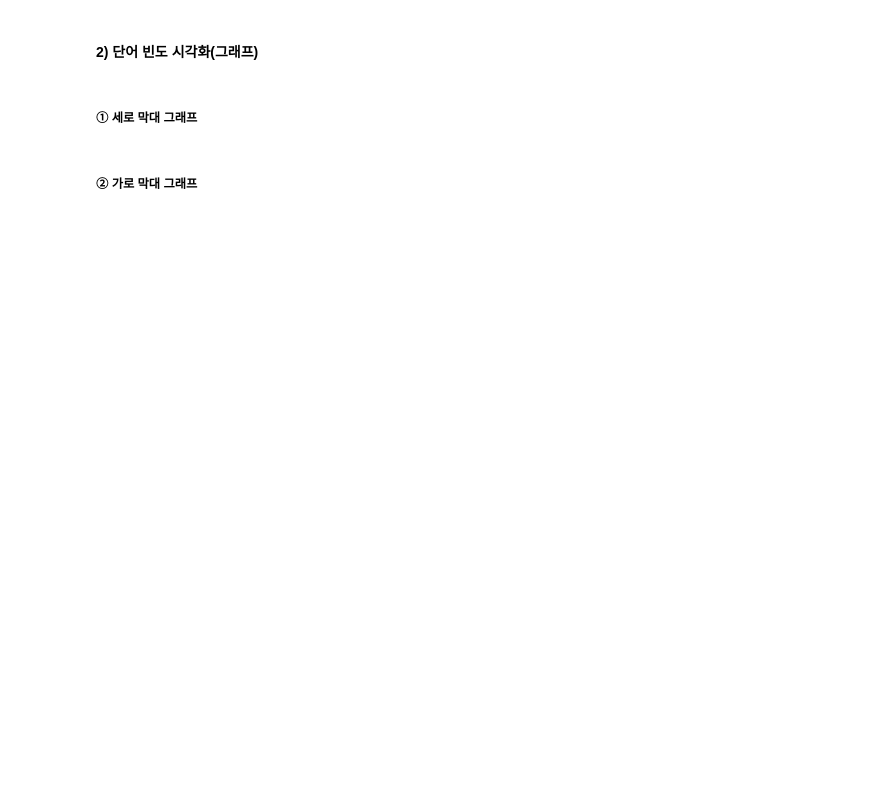
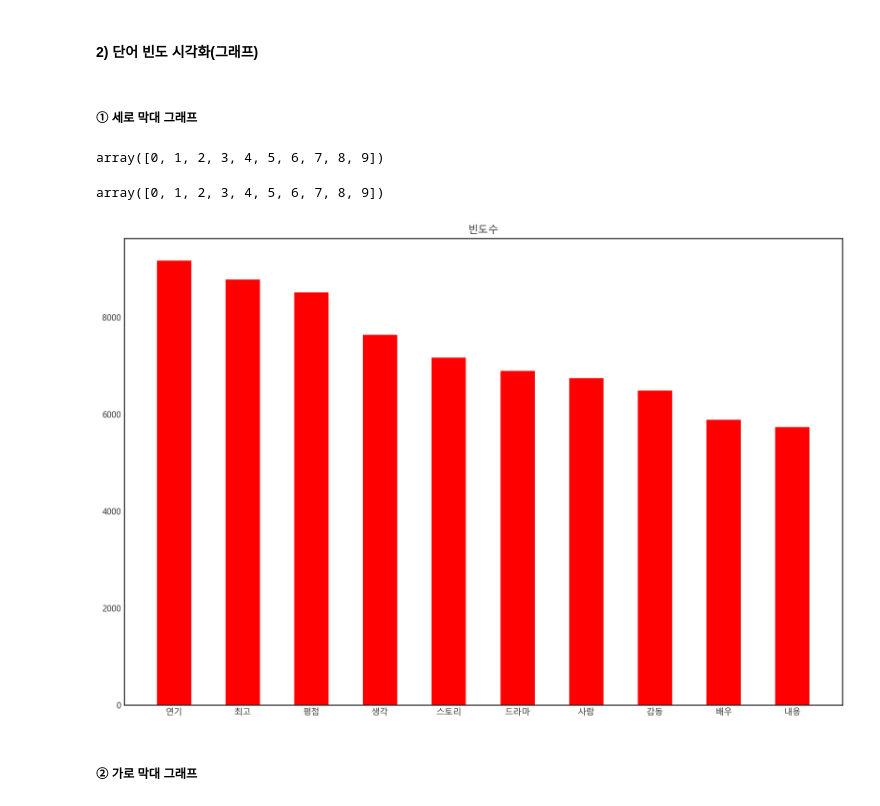
Before and after one commit to Warren3049/text_Analysis, a Jupyter notebook: ch3.키워드_분석(Keyword_Analysis).ipynb, the cells around one changed output. Cells and saved outputs as stored; diff of their text form; code cells hidden in the pictures; blank space fills up the shorter version.

```diff
--- a/ch3.키워드_분석(Keyword_Analysis).ipynb
+++ b/ch3.키워드_분석(Keyword_Analysis).ipynb
@@ -55,0 +191,3 @@ stop_words = '영화 전 난 일 걸 뭐 줄 만 건 분 개 끝 잼 이거 번
+# %%
+c = Counter(nouns)
+c
@@ -55,0 +212,3 @@ stop_words = '영화 전 난 일 걸 뭐 줄 만 건 분 개 끝 잼 이거 번
+# %%
+top_c = c.most_common(10)
+top_c
@@ -55,0 +226,3 @@ stop_words = '영화 전 난 일 걸 뭐 줄 만 건 분 개 끝 잼 이거 번
+# %%
+top_c = dict(top_c)
+top_c
@@ -57,5 +241,24 @@ stop_words = '영화 전 난 일 걸 뭐 줄 만 건 분 개 끝 잼 이거 번
 #### 2) 단어 빈도 시각화(그래프)
 # %% [markdown]
 ##### ① 세로 막대 그래프
+# %%
+import numpy as np
+
+x = np.arange(len(top_c))
+x
+# %% [output]
+array([0, 1, 2, 3, 4, 5, 6, 7, 8, 9])
+# %%
+np.arange(10)
+# %% [output]
+array([0, 1, 2, 3, 4, 5, 6, 7, 8, 9])
+# %%
+plt.figure(figsize=(15,10))
+plt.bar(x, top_c.values(), color='red', width=0.5)
+plt.title('빈도수')
+plt.xticks(x, top_c.keys())
+plt.show();
+# %% [output]
+[figure, added]
 # %% [markdown]
 ##### ② 가로 막대 그래프
```
Also changed, not shown: parts of 28 cells of this notebook, 3 other files.
